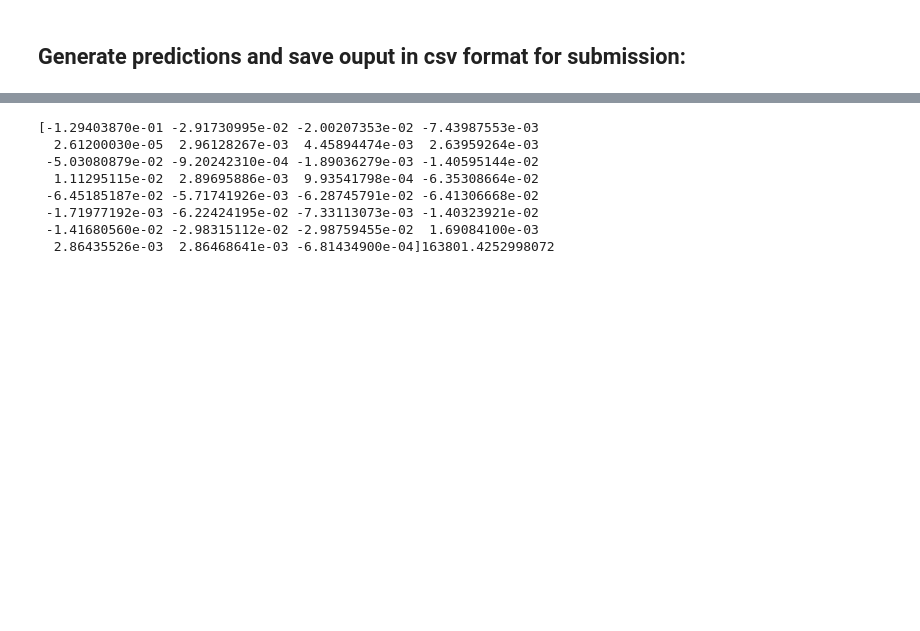
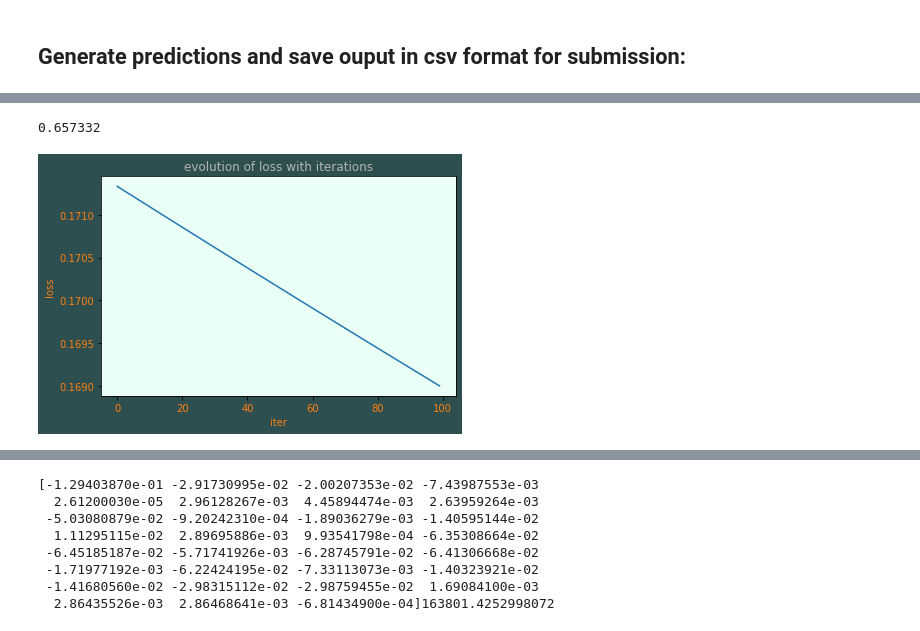
Before and after one commit to JeanBaptiste-dlb/project1_ML, a Jupyter notebook: project1/scripts/project1.ipynb, the cells around one changed output, grey strips where cells are left out. Drawn from its saved outputs; the diff is of its cells as text; code cells hidden in the pictures; blank space fills up the shorter version.

Commit message:
plots

```diff
--- a/project1/scripts/project1.ipynb
+++ b/project1/scripts/project1.ipynb
@@ -42,3 +42,10 @@ y[y==-1]=0
+# %%
+# boson proportion in train datas
+prop=len(y[y==0])/len(y)
+print(prop)
+# the proportion being close to 0.5, we can say that F1-score will not be as important as if we had a very little proportion of bosons
+# %% [output]
+0.657332
 # %%
 #apply method
 def get_w_loss(y,x,method,initial_w=0,max_iters=10,gamma=0.00000005,threshold=1e-08,logs=False,batch_size=1,lambda_=0.005, store=False):
@@ -66,11 +73,10 @@ def get_w_loss(y,x,method,initial_w=0,max_iters=10,gamma=0.00000005,threshold=1e
         loss (Union[numpy.ndarray, float]): ndarray with shape (n_iters,) if store and if the method is a descent, else float
     :raises ValueError: if method is not <6
     """
-    initial_=np.array([initial_w]*len(x[0]))
     if(method==1):
-        return implementations.least_squares_GD(y,x, initial_, max_iters, gamma, logs)
+        return implementations.least_squares_GD(y,x, initial_w, max_iters, gamma, logs,store)
     elif(method==2):
-        return implementations.stochastic_gradient_descent(y,x, initial_, max_iters, gamma, batch_size, logs)
+        return implementations.stochastic_gradient_descent(y,x, initial_w, max_iters, gamma, batch_size, logs,store)
     elif(method==3):
         return implementations.least_squares(y,x)
     elif(method==4):
@@ -81,3 +87,15 @@ def get_w_loss(y,x,method,initial_w=0,max_iters=10,gamma=0.00000005,threshold=1e
         return implementations.reg_logistic_regression(y,x,initial_w,max_iters,gamma,threshold,logs,store,lambda_)
     else:
         return ValueError
+# %%
+w,losses=get_w_loss(y,tX,1,0,100,5e-05,store=True)
+fig, ax = plt.subplots(facecolor=(.18, .31, .31))
+plt.plot(losses)
+ax.set_facecolor('#eafff5')
+ax.set_title('evolution of loss with iterations', color='0.7')
+ax.set_ylabel("loss", color='tab:orange')
+ax.set_xlabel("iter",color='tab:orange')
+ax.tick_params(labelcolor='tab:orange')
+plt.tight_layout()
+# %% [output]
+[figure, added]
```
Also changed, not shown: parts of 7 cells of this notebook, 6 other files.
